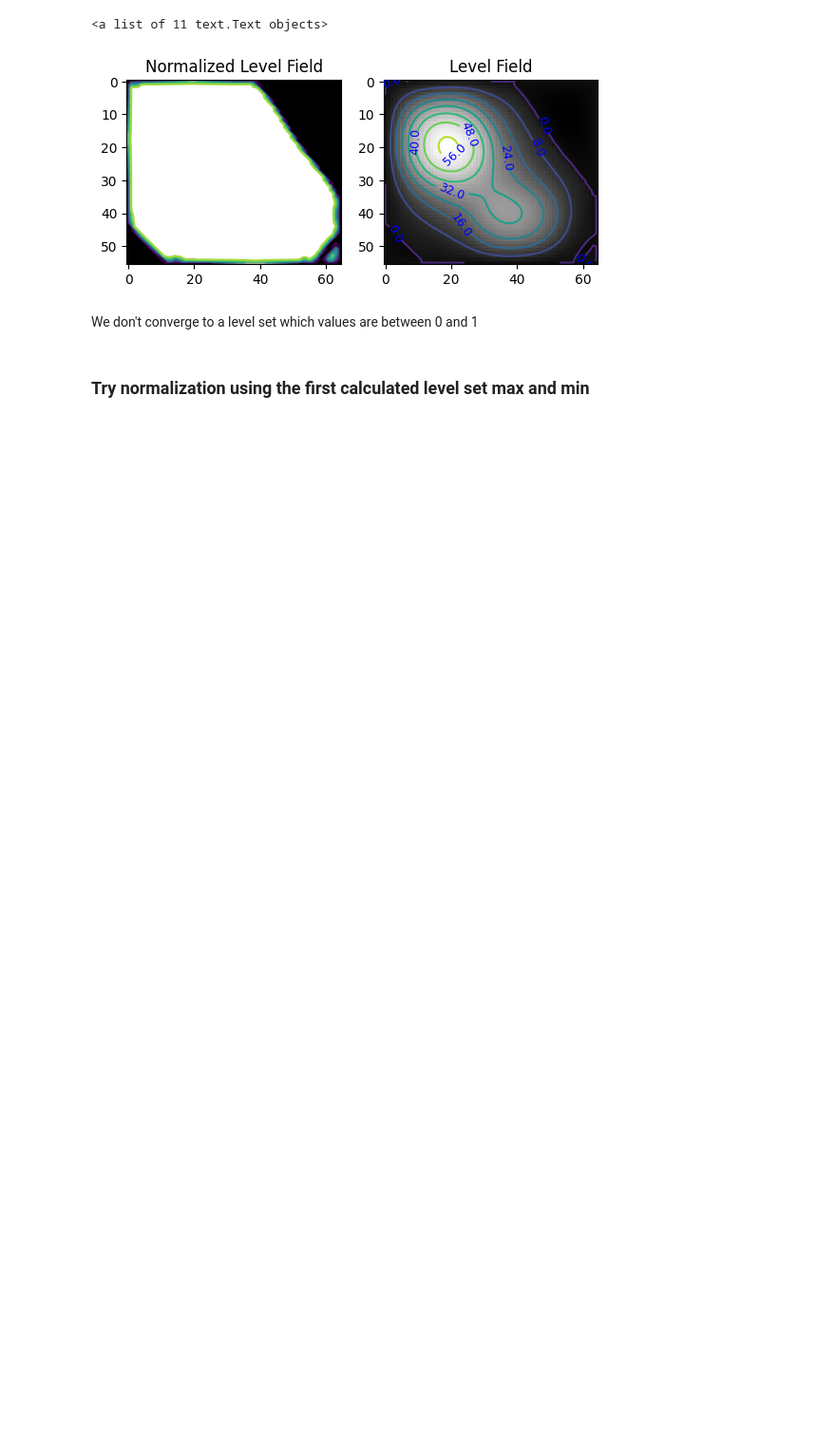
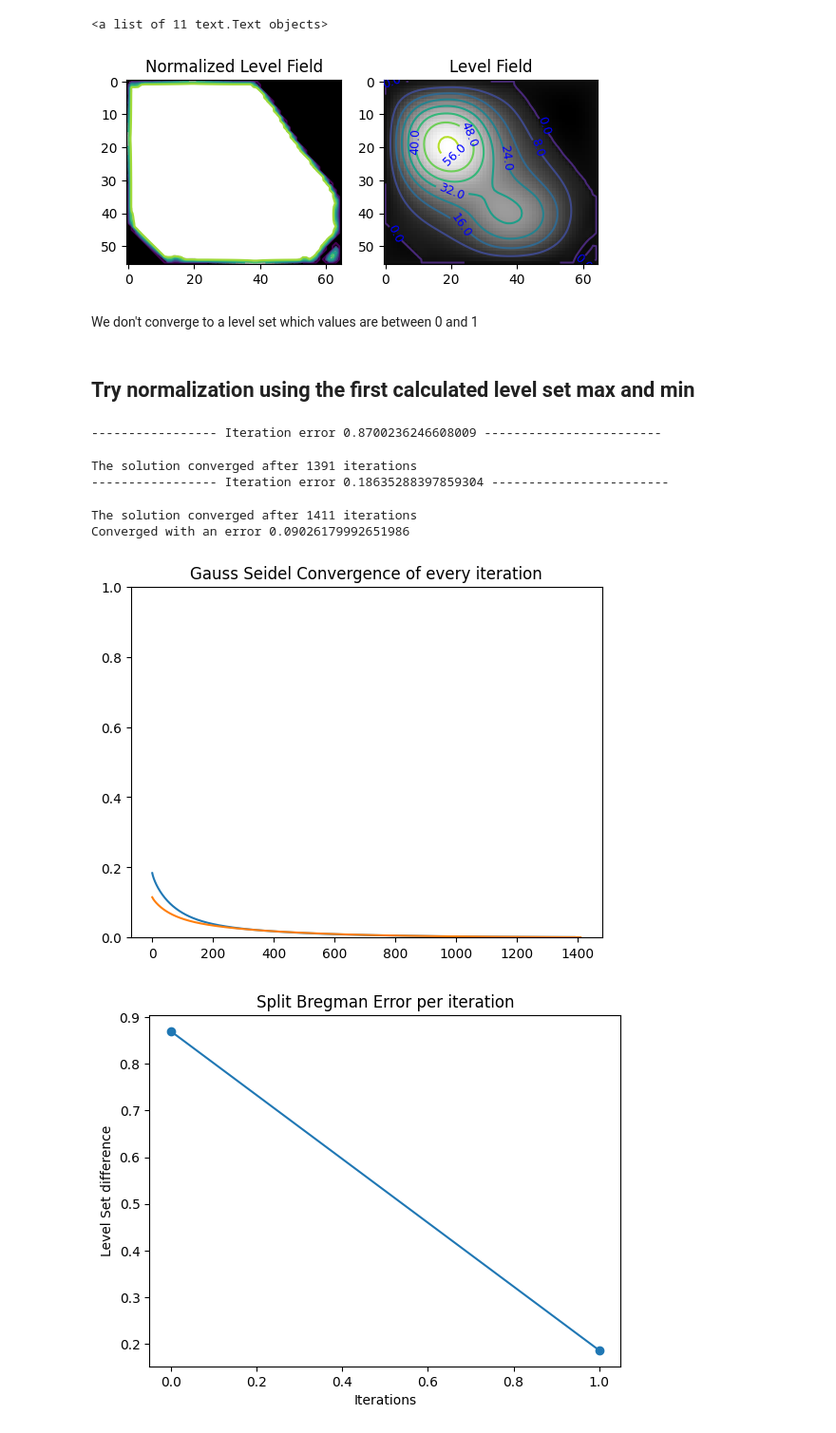
Before and after one commit to laufuentes/medical-image-project, a Jupyter notebook: test_GCS.ipynb, the cells around one changed output. Shown at 95% size. Cells and saved outputs as stored; diff of their text form; code cells hidden in the pictures; blank space fills up the shorter version.

Commit message:
Create class for first approach

```diff
--- a/test_GCS.ipynb
+++ b/test_GCS.ipynb
@@ -71,17 +81,25 @@ ax[1].clabel(cs, fmt='%2.1f', colors='blue', fontsize=9)
 # %% [markdown]
 We don't converge to a level set which values are between 0 and 1
 # %% [markdown]
-### Try normalization using the first calculated level set max and min
+## Try normalization using the first calculated level set max and min
 # %%
 force1 = Force1(image, k1=1, k0=1)
 segmentator = SplitBregmanGCS(
     force1,
     initial_level_set,
     lambda_value=lambda_value,
     nu_value=nu_value,
     epsilon_value=epsilon_value,
     gs_error=gs_error,
-    mode=Norma,
+    mode=NormalizationMode.FirstImageParameters,
     debug=True)
 
 last_level_set, last_level_set_no_normalized = segmentator.run()
+# %% [output]
+----------------- Iteration error 0.8700236246608009 ------------------------
+The solution converged after 1391 iterations
+----------------- Iteration error 0.18635288397859304 ------------------------
+The solution converged after 1411 iterations
+Converged with an error 0.09026179992651986
+[figure, added]
+[figure, added]
```
Also changed, not shown: parts of 11 cells of this notebook, 4 other files.
